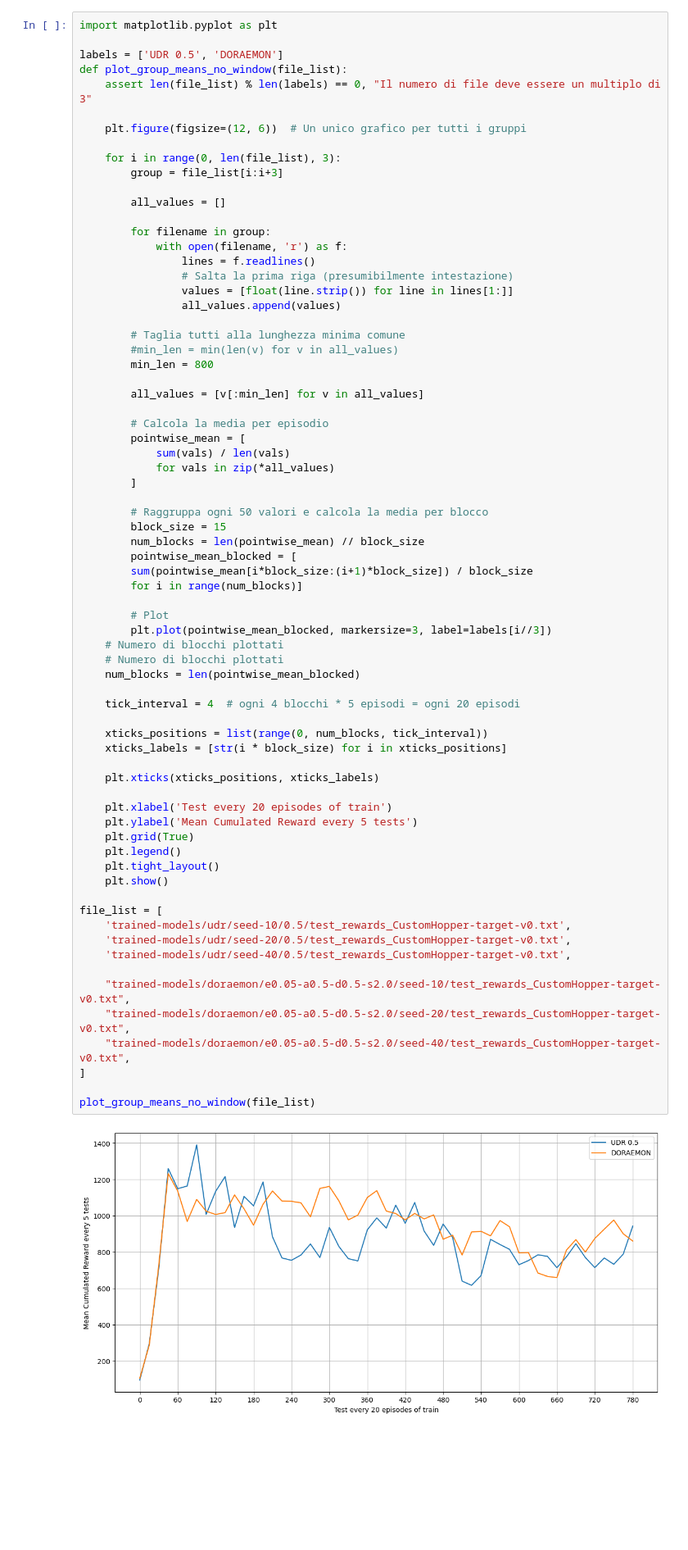
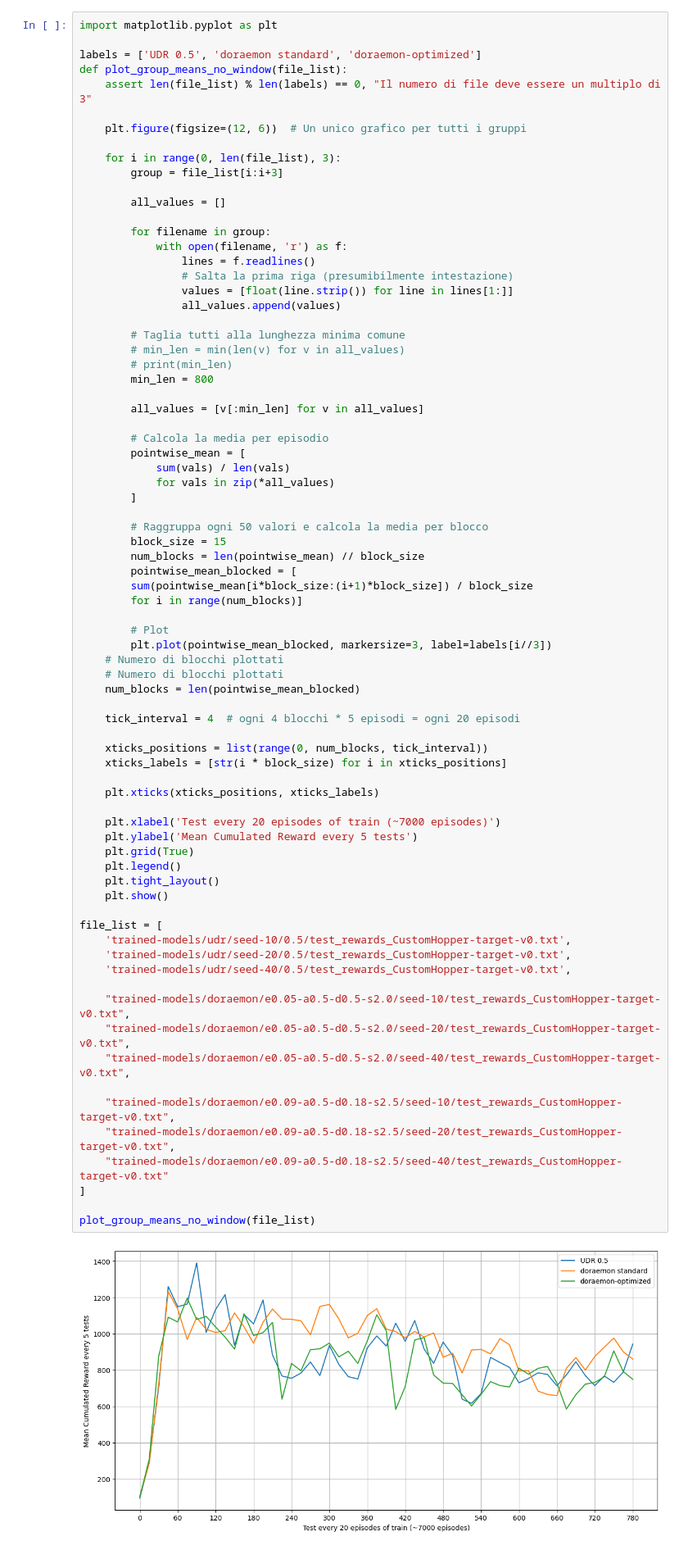
Before and after one commit to beppSpedicato/ReinforceLearning, a Jupyter notebook: ppo_doraemon.ipynb, the cells around one changed output. Shown at 82% size. Saved outputs shown, nothing was run; the diff lists cells and outputs as text; blank space fills up the shorter version.

Commit message:
actual doraemon

```diff
--- a/ppo_doraemon.ipynb
+++ b/ppo_doraemon.ipynb
@@ -57,7 +59,7 @@ mean test std
 # %%
 import matplotlib.pyplot as plt
 
-labels = ['UDR 0.5', 'DORAEMON']
+labels = ['UDR 0.5', 'doraemon standard', 'doraemon-optimized']
 def plot_group_means_no_window(file_list):
     assert len(file_list) % len(labels) == 0, "Il numero di file deve essere un multiplo di 3"
 
@@ -76,7 +78,8 @@ def plot_group_means_no_window(file_list):
                 all_values.append(values)
 
         # Taglia tutti alla lunghezza minima comune
-        #min_len = min(len(v) for v in all_values)
+        # min_len = min(len(v) for v in all_values)
+        # print(min_len)
         min_len = 800
 
         all_values = [v[:min_len] for v in all_values]
@@ -98,32 +101,36 @@ def plot_group_means_no_window(file_list):
         plt.plot(pointwise_mean_blocked, markersize=3, label=labels[i//3])
     # Numero di blocchi plottati
     # Numero di blocchi plottati
     num_blocks = len(pointwise_mean_blocked)
 
     tick_interval = 4  # ogni 4 blocchi * 5 episodi = ogni 20 episodi
 
     xticks_positions = list(range(0, num_blocks, tick_interval))
     xticks_labels = [str(i * block_size) for i in xticks_positions]
 
     plt.xticks(xticks_positions, xticks_labels)
 
-    plt.xlabel('Test every 20 episodes of train')
+    plt.xlabel('Test every 20 episodes of train (~7000 episodes)')
     plt.ylabel('Mean Cumulated Reward every 5 tests')
     plt.grid(True)
     plt.legend()
     plt.tight_layout()
     plt.show()
 
 file_list = [
     'trained-models/udr/seed-10/0.5/test_rewards_CustomHopper-target-v0.txt',
     'trained-models/udr/seed-20/0.5/test_rewards_CustomHopper-target-v0.txt',
     'trained-models/udr/seed-40/0.5/test_rewards_CustomHopper-target-v0.txt',
 
     "trained-models/doraemon/e0.05-a0.5-d0.5-s2.0/seed-10/test_rewards_CustomHopper-target-v0.txt",
     "trained-models/doraemon/e0.05-a0.5-d0.5-s2.0/seed-20/test_rewards_CustomHopper-target-v0.txt",
     "trained-models/doraemon/e0.05-a0.5-d0.5-s2.0/seed-40/test_rewards_CustomHopper-target-v0.txt",
+
+    "trained-models/doraemon/e0.09-a0.5-d0.18-s2.5/seed-10/test_rewards_CustomHopper-target-v0.txt",
+    "trained-models/doraemon/e0.09-a0.5-d0.18-s2.5/seed-20/test_rewards_CustomHopper-target-v0.txt",
+    "trained-models/doraemon/e0.09-a0.5-d0.18-s2.5/seed-40/test_rewards_CustomHopper-target-v0.txt"
 ]
 
 plot_group_means_no_window(file_list)
 # %% [output]
-[figure, old version]
+[figure, new version]
```
Also changed, not shown: parts of 1 cell of this notebook, 11 other files.
